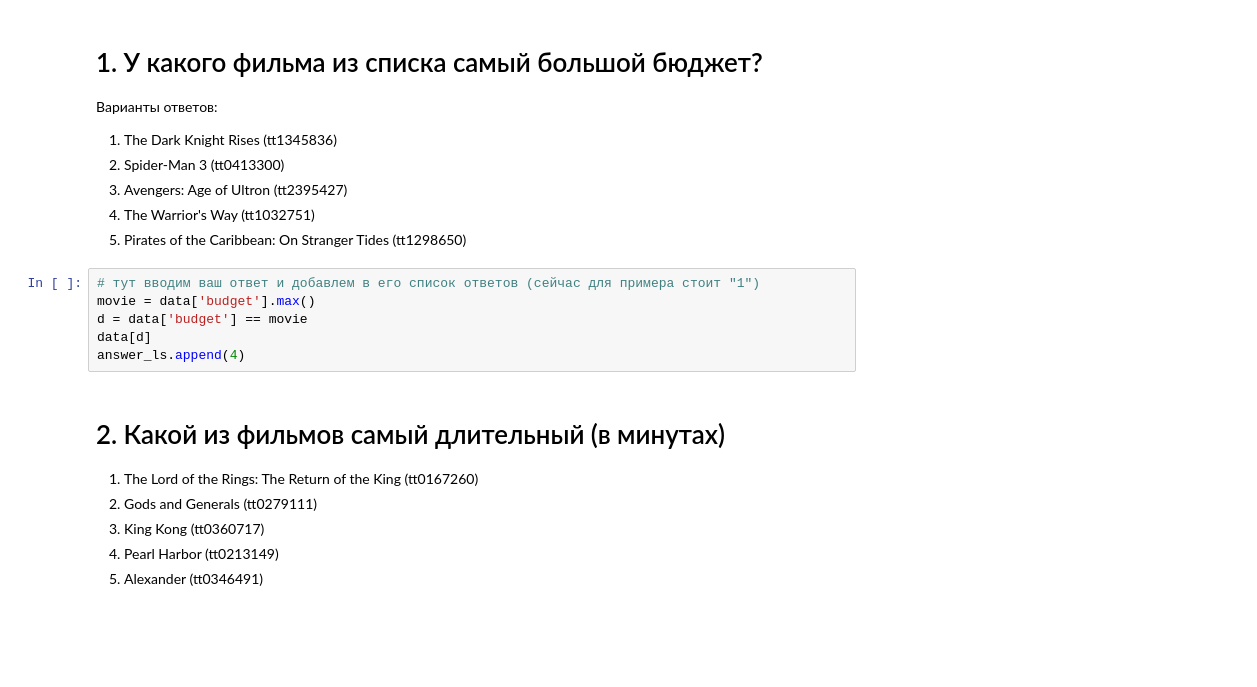
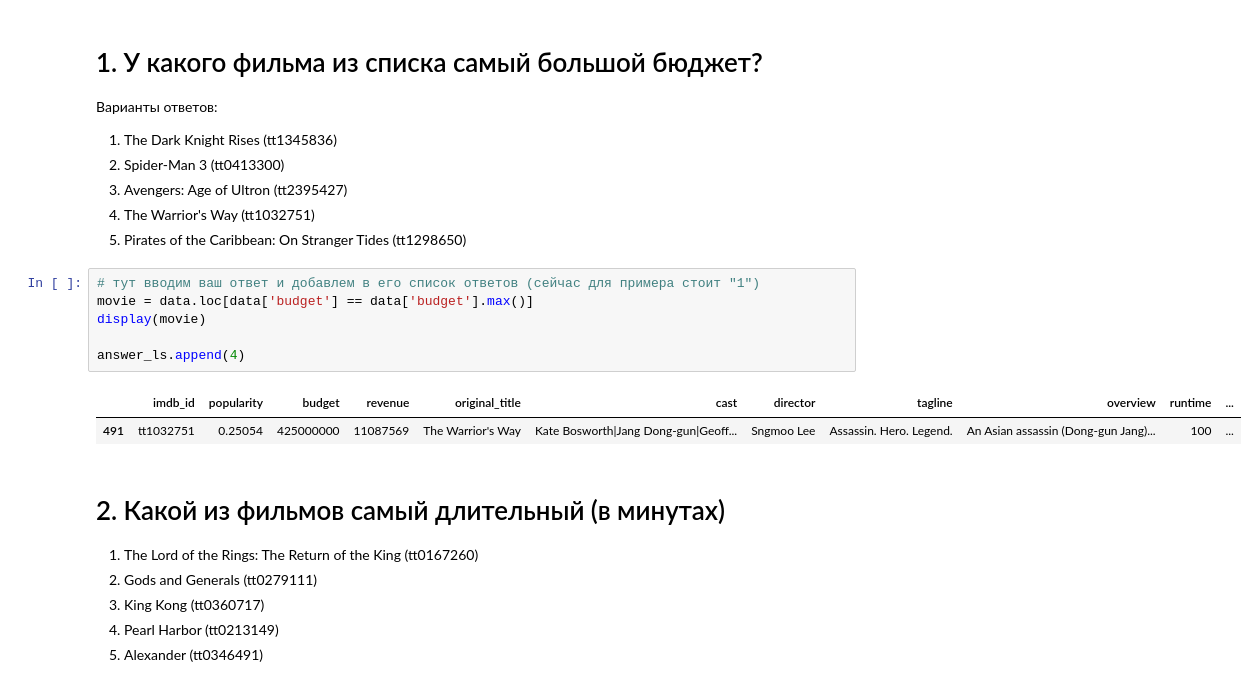
Before and after one commit to Graff1/skillfactory_rds, a Jupyter notebook: module_1/Movies _IMBD_v3.0.ipynb, the cells around one changed output. Cells and saved outputs as stored; diff of their text form; blank space fills up the shorter version.

```diff
--- a/module_1/Movies _IMBD_v3.0.ipynb
+++ b/module_1/Movies _IMBD_v3.0.ipynb
@@ -33,10 +31,13 @@ answer_ls = [] # создадим список с ответами. сюда б
 5. Pirates of the Caribbean: On Stranger Tides (tt1298650)
 # %%
 # тут вводим ваш ответ и добавлем в его список ответов (сейчас для примера стоит "1")
-movie = data['budget'].max()
-d = data['budget'] == movie
-data[d]
+movie = data.loc[data['budget'] == data['budget'].max()]
+display(movie)
+
 answer_ls.append(4)
+# %% [output]
+|  | imdb_id | popularity | budget | revenue | original_title | cast | director | tagline | overview | runtime | ... |
+| 491 | tt1032751 | 0.25054 | 425000000 | 11087569 | The Warrior's Way | Kate Bosworth|Jang Dong-gun|Geoff... | Sngmoo Lee | Assassin. Hero. Legend. | An Asian assassin (Dong-gun Jang)... | 100 | ... |
 # %% [markdown]
 # 2. Какой из фильмов самый длительный (в минутах)
 1. The Lord of the Rings: The Return of the King	(tt0167260)
```
Also changed, not shown: parts of 41 cells of this notebook, 1 other file.
